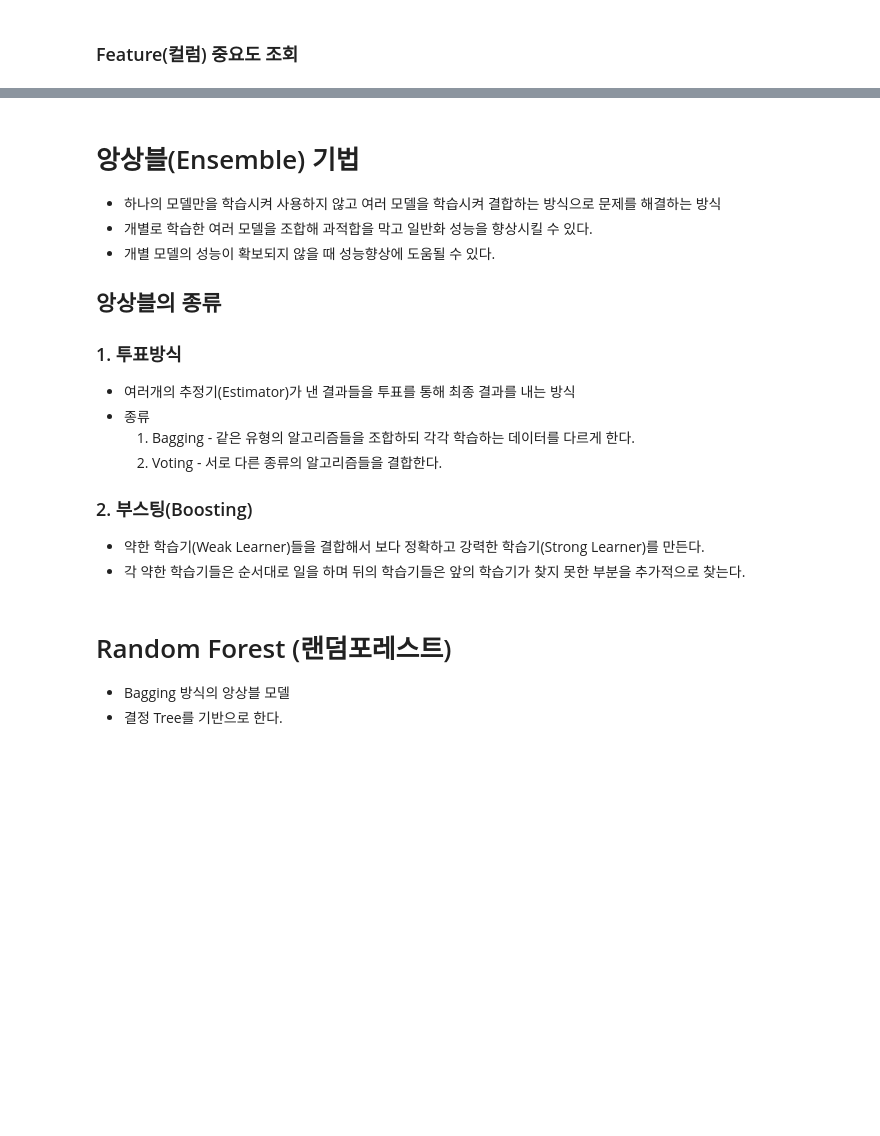
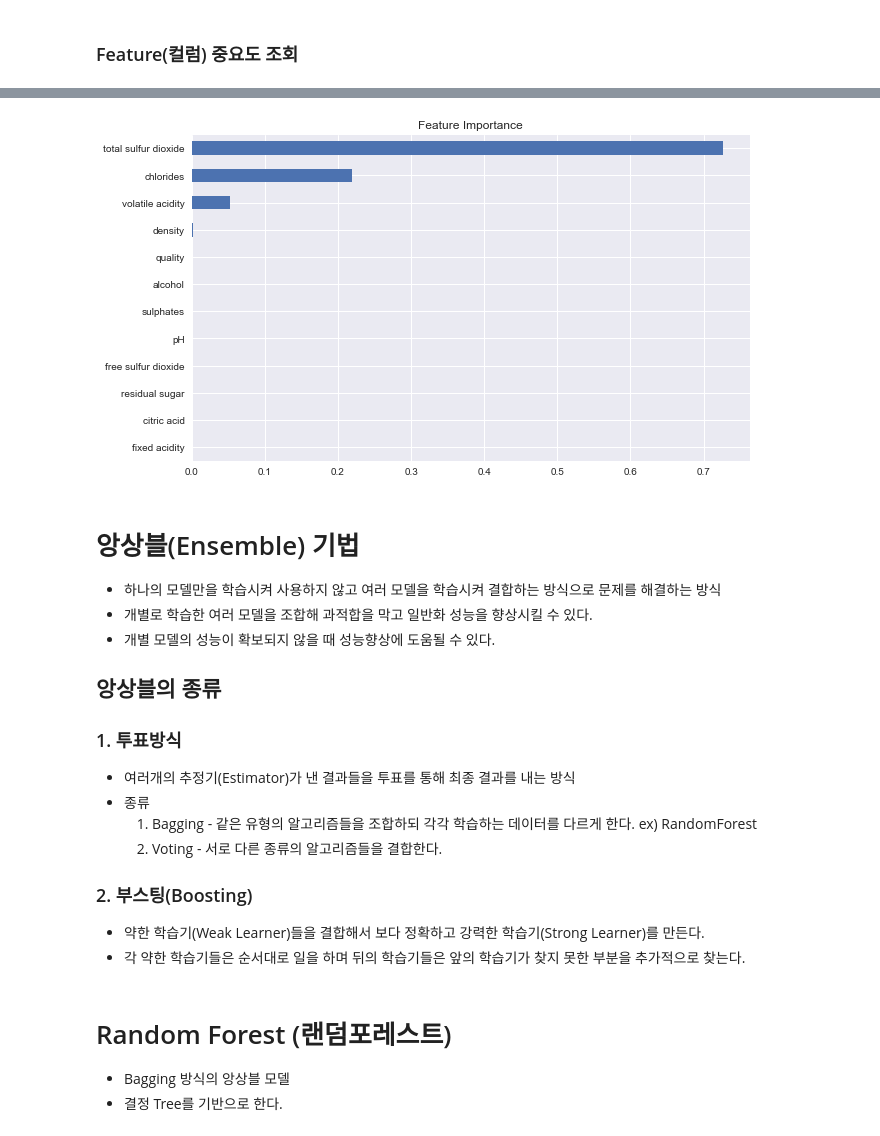
Before and after one commit to Slangoij/TIL_TodayILearned, a Jupyter notebook: 07. 머신러닝/09_결정트리와 랜덤포레스트.ipynb, the cells around one changed output, grey strips where cells are left out. Cells and saved outputs as stored; diff of their text form; code cells hidden in the pictures; blank space fills up the shorter version.

```diff
--- a/07. 머신러닝/09_결정트리와 랜덤포레스트.ipynb
+++ b/07. 머신러닝/09_결정트리와 랜덤포레스트.ipynb
@@ -118,2 +254,17 @@ wine.describe()
 # %% [markdown]
 ### GridSerchCV
+# %%
+params = {
+    'max_depth':range(2,15),
+    'min_samples_leaf':[100,500,1000,2000],
+    'max_leaf_nodes':[5, 10, 20, 30]
+}
+tree = DecisionTreeClassifier(random_state=1)
+
+gs = GridSearchCV(tree,
+                 param_grid=params,
+                 scoring='accuracy',
+                 cv=10,
+                 n_jobs=1)
+# %%
+gs.fit(X_train, y_train)
@@ -120,2 +304,6 @@ wine.describe()
 # %% [markdown]
 ### Feature(컬럼) 중요도 조회
+# %%
+best_tree = gs.best_estimator_
+fi = best_tree.feature_importances_
+fi
@@ -121,0 +314,3 @@ wine.describe()
+# %%
+fi_s = pd.Series(fi, index=X_train.columns)
+fi_s
@@ -122,3 +331,12 @@ wine.describe()
+# %%
+import matplotlib.pyplot as plt
+import matplotlib as mpl
+mpl.style.use('seaborn')
+fi_s.sort_values().plot(kind='barh', figsize=(10,6))
+plt.title('Feature Importance')
+plt.show()
+# %% [output]
+[figure, added]
 # %% [markdown]
 # 앙상블(Ensemble) 기법
 - 하나의 모델만을 학습시켜 사용하지 않고 여러 모델을 학습시켜 결합하는 방식으로 문제를 해결하는 방식
@@ -130,7 +348,7 @@ wine.describe()
 ### 1. 투표방식
 - 여러개의 추정기(Estimator)가 낸 결과들을 투표를 통해 최종 결과를 내는 방식
 - 종류
-    1. Bagging - 같은 유형의 알고리즘들을 조합하되 각각 학습하는 데이터를 다르게 한다.
+    1. Bagging - 같은 유형의 알고리즘들을 조합하되 각각 학습하는 데이터를 다르게 한다. ex) RandomForest
     2. Voting - 서로 다른 종류의 알고리즘들을 결합한다.
 
 ### 2. 부스팅(Boosting)
```
Also changed, not shown: parts of 27 cells of this notebook, 4 other files.
